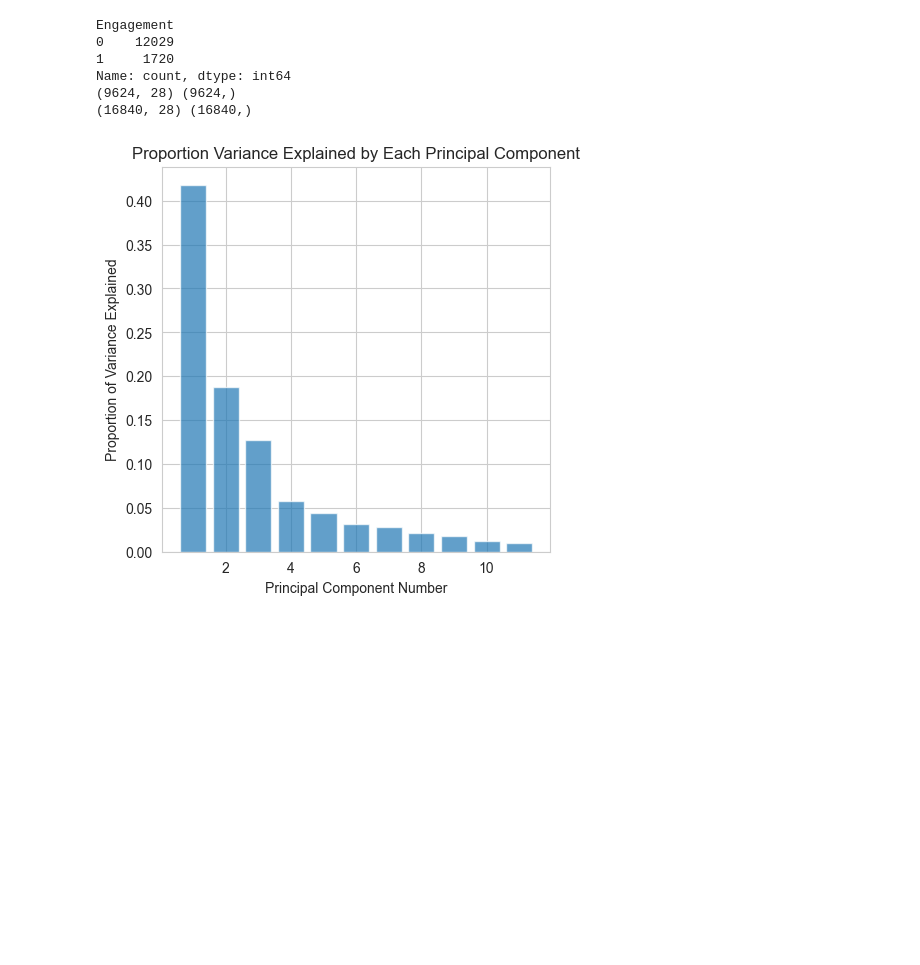
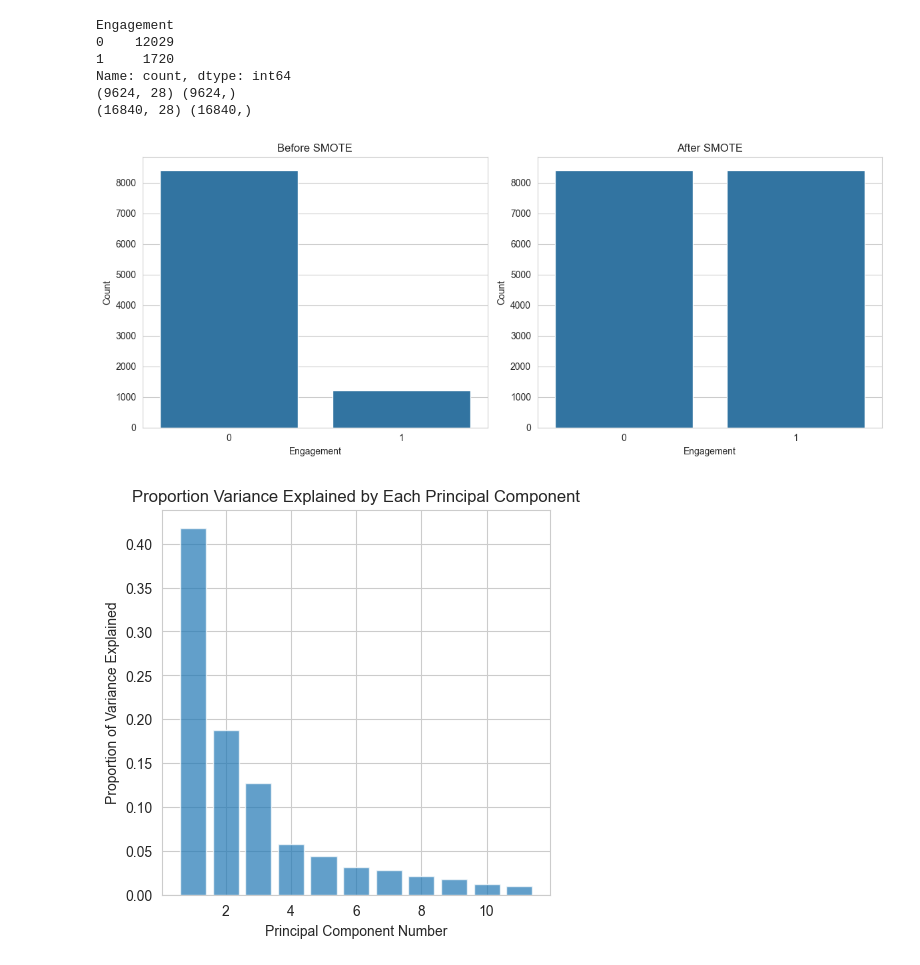
Before and after one commit to jocelynjiang1/ds3001-env-sm, a Jupyter notebook: final-project-src/eda.ipynb, the cells around one changed output. Cells and saved outputs as stored; diff of their text form; code cells hidden in the pictures; blank space fills up the shorter version.

```diff
--- a/final-project-src/eda.ipynb
+++ b/final-project-src/eda.ipynb
@@ -3,6 +3,8 @@ import pyreadstat
 import pandas as pd
 from sklearn.model_selection import train_test_split
 from imblearn.over_sampling import SMOTE
+import seaborn as sns
+import matplotlib.pyplot as plt
 
 file_path = "ATP W89.sav"
 df, meta = pyreadstat.read_sav(file_path)
@@ -48,33 +50,49 @@ for i in range(len(df.columns)):
     # print(df[column].value_counts()) # verify no 99.0s remain
 
 # Also want to recode the target feature -> target column name, values more interpretable:
 df = df.rename(columns={"ENGACTCT_W89":"Engagement"})
 df["Engagement"] = df["Engagement"].apply(lambda x: 1 if x>=2.0 else 0) # 1 represents active/engaged, 0 not
 
 # Check for imbalances
 print(df["Engagement"].value_counts()) # need to resample
 
 # create train-test splits before resampling
 target = df["Engagement"]
 feat_df = df.drop(columns=["Engagement"])
 X_train, X_test, y_train, y_test = train_test_split(
     feat_df, target, test_size=0.3, random_state=42, stratify=target
 )
 
 # run SMOTE
 smote = SMOTE(random_state=3001)
 print(X_train.shape,y_train.shape)
 X_train_balanced, y_train_balanced = smote.fit_resample(X_train,y_train)
 print(X_train_balanced.shape,y_train_balanced.shape) # fix oversampling, then remember the recoding of target into >2, <=2
+fig, axes = plt.subplots(1, 2, figsize=(12, 5))
 
+# Plot before SMOTE
+sns.countplot(x=y_train, ax=axes[0])
+axes[0].set_title("Before SMOTE")
+axes[0].set_xlabel("Engagement")
+axes[0].set_ylabel("Count")
+
+# Plot after SMOTE
+sns.countplot(x=y_train_balanced, ax=axes[1])
+axes[1].set_title("After SMOTE")
+axes[1].set_xlabel("Engagement")
+axes[1].set_ylabel("Count")
+
+plt.tight_layout()
+plt.show()
 # Ready for PCA: missing vals addressed, all cols encoded, no need to scale b/c encoding addresses scale (e.g. income ranges instead of raw incomes), sampling done for imbalance
 # %% [output]
 Engagement
 0    12029
 1     1720
 Name: count, dtype: int64
 (9624, 28) (9624,)
 (16840, 28) (16840,)
+[figure, added]
 # %%
 # PCA:
 from sklearn.decomposition import PCA
```
Also changed, not shown: parts of 1 cell of this notebook.
